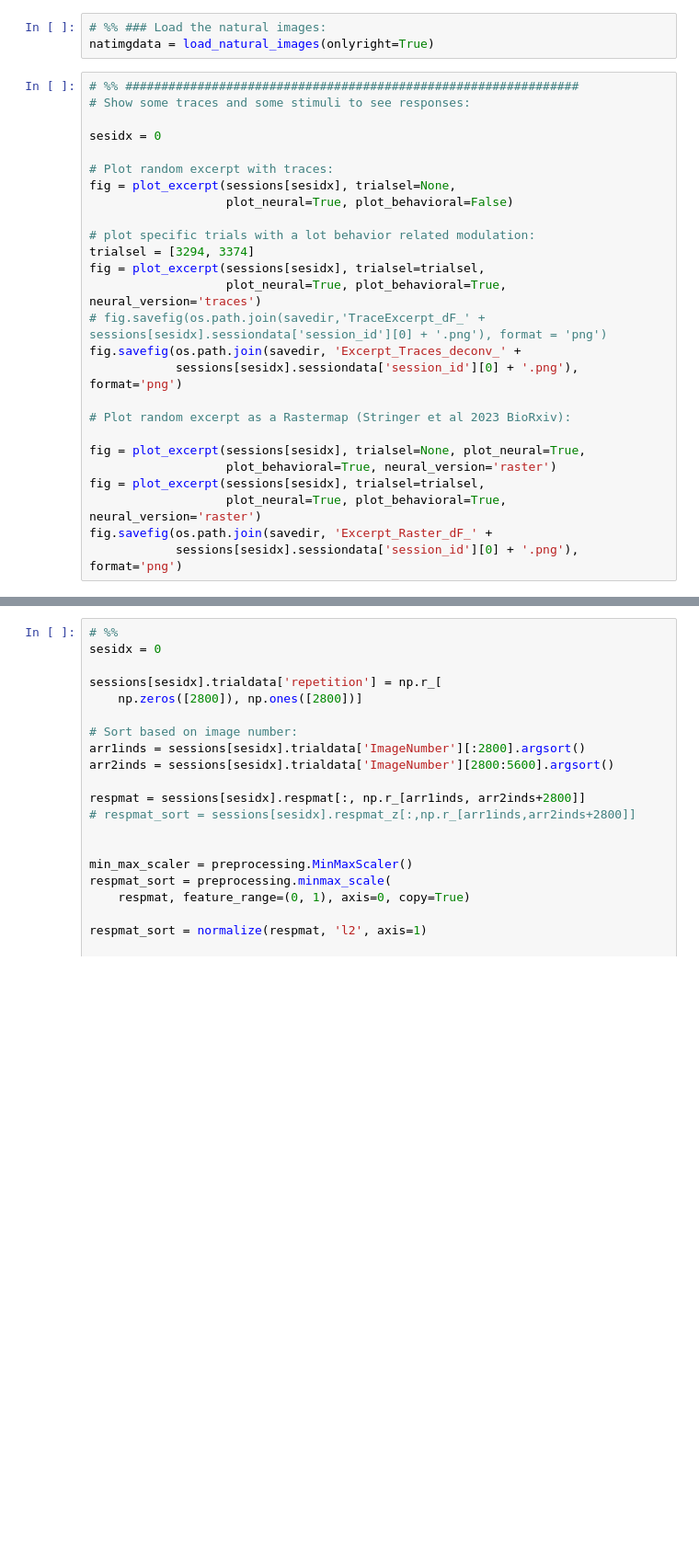
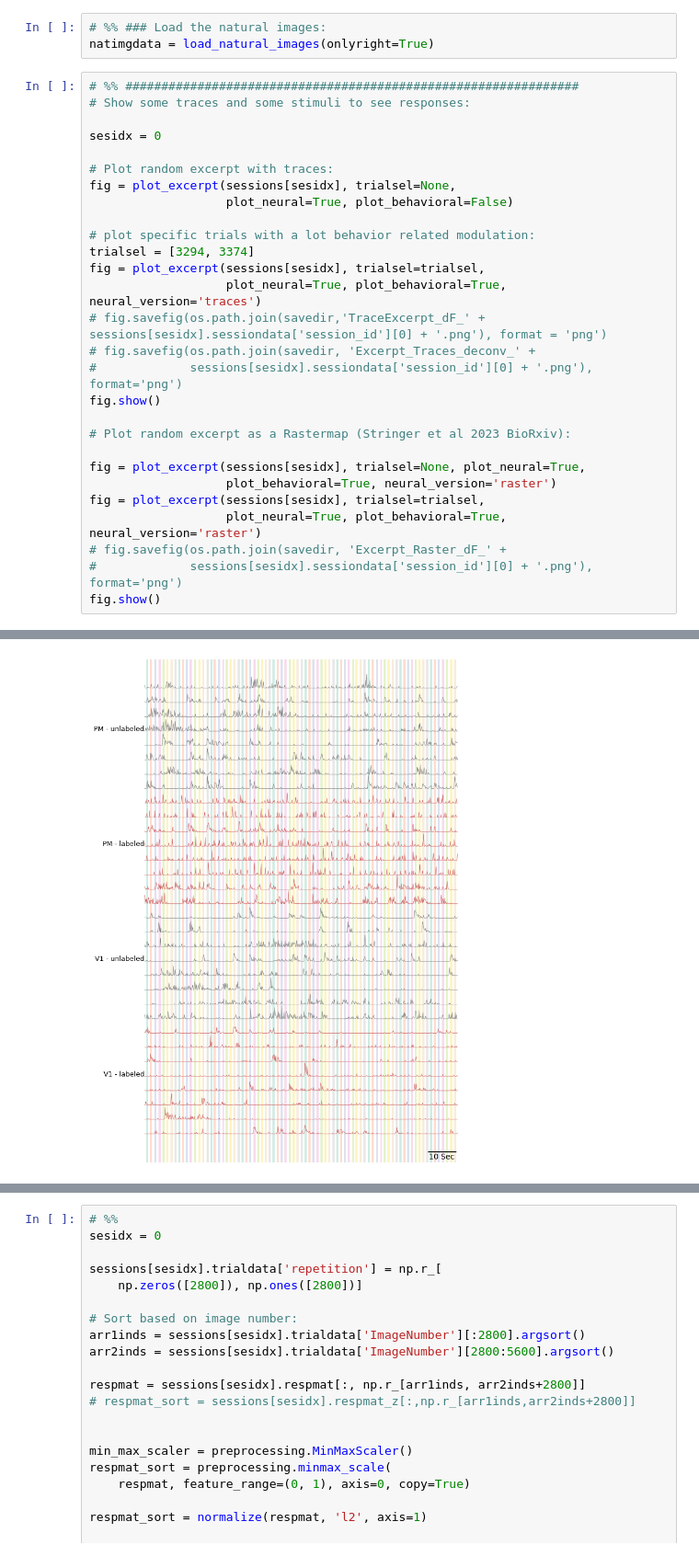
Before and after one commit to matthijsoudelohuis/molanalysis, a Jupyter notebook: naturalimages/IM_fitinsilico.ipynb, the cells around one changed output, grey strips where cells are left out. Shown at 92% size. Saved outputs shown, nothing was run; the diff lists cells and outputs as text; blank space fills up the shorter version.

```diff
--- a/naturalimages/IM_fitinsilico.ipynb
+++ b/naturalimages/IM_fitinsilico.ipynb
@@ -78,8 +86,9 @@ trialsel = [3294, 3374]
 fig = plot_excerpt(sessions[sesidx], trialsel=trialsel,
                    plot_neural=True, plot_behavioral=True, neural_version='traces')
 # fig.savefig(os.path.join(savedir,'TraceExcerpt_dF_' + sessions[sesidx].sessiondata['session_id'][0] + '.png'), format = 'png')
-fig.savefig(os.path.join(savedir, 'Excerpt_Traces_deconv_' +
-            sessions[sesidx].sessiondata['session_id'][0] + '.png'), format='png')
+# fig.savefig(os.path.join(savedir, 'Excerpt_Traces_deconv_' +
+#             sessions[sesidx].sessiondata['session_id'][0] + '.png'), format='png')
+fig.show()
 
 # Plot random excerpt as a Rastermap (Stringer et al 2023 BioRxiv):
 
@@ -87,5 +96,7 @@ fig = plot_excerpt(sessions[sesidx], trialsel=None, plot_neural=True,
                    plot_behavioral=True, neural_version='raster')
 fig = plot_excerpt(sessions[sesidx], trialsel=trialsel,
                    plot_neural=True, plot_behavioral=True, neural_version='raster')
-fig.savefig(os.path.join(savedir, 'Excerpt_Raster_dF_' +
-            sessions[sesidx].sessiondata['session_id'][0] + '.png'), format='png')
+# fig.savefig(os.path.join(savedir, 'Excerpt_Raster_dF_' +
+#             sessions[sesidx].sessiondata['session_id'][0] + '.png'), format='png')
+fig.show()
+# %% [output]
@@ -91,0 +122 @@ fig.savefig(os.path.join(savedir, 'Excerpt_Raster_dF_' +
+[figure, added]
```
Also changed, not shown: parts of 6 cells of this notebook, 3 other files.
